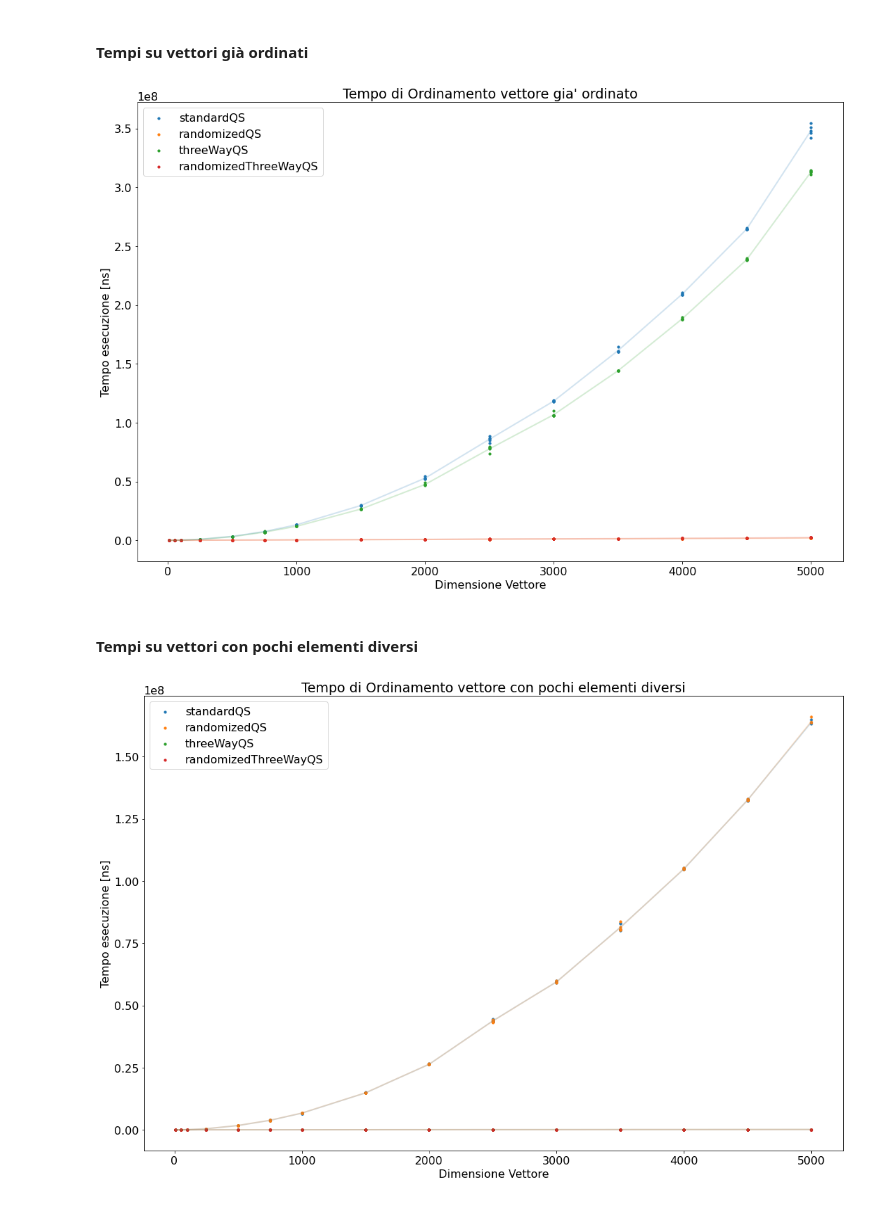
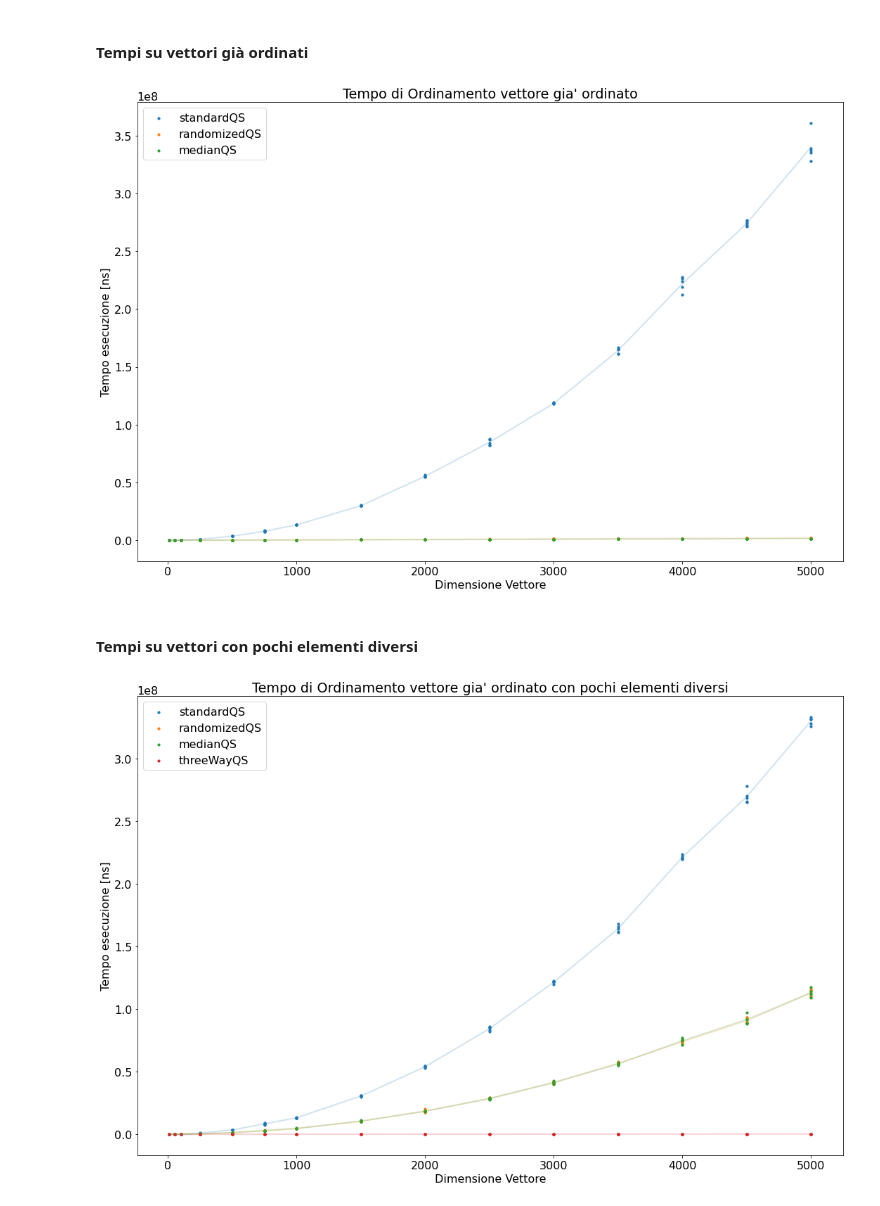
Before and after one commit to EdoardoTronconi/ProgettoSDA, a Jupyter notebook: Notebook/SDA.ipynb, the cells around one changed output. Drawn from its saved outputs; the diff is of its cells as text; code cells hidden in the pictures.

```diff
--- a/Notebook/SDA.ipynb
+++ b/Notebook/SDA.ipynb
@@ -287,12 +300,21 @@ plot_times_QS(resultsQS, Algos=ALGORITMI_QS, Sizes=SIZES_QS)
 # %% [markdown]
 #### Tempi su vettori già ordinati
 # %%
-plot_times_QS(resultsQS, Algos=ALGORITMI_QS, Sizes=SIZES_QS, Sorted=True)
+plot_times_QS(resultsQS,
+              Algos=['standardQS','randomizedQS', 'medianQS'],
+              #Algos=['randomizedQS','medianQS','randomizedMedianQS'],
+              Sizes=SIZES_QS,
+              Sorted=True)
 # %% [output]
-[figure, old version]
+[figure, new version]
 # %% [markdown]
 #### Tempi su vettori con pochi elementi diversi
 # %%
-plot_times_QS(resultsQS, Algos=ALGORITMI_QS, Sizes=SIZES_QS, FewUnique=True)
+plot_times_QS(resultsQS,
+              Algos=['standardQS','randomizedQS', 'medianQS','threeWayQS'],
+              #Algos=['threeWayQS', 'randomizedThreeWayQS', 'randomizedMedianThreeWayQS'],
+              Sizes=SIZES_QS,
+              FewUnique=True,
+              Sorted=True)
 # %% [output]
-[figure, old version]
+[figure, new version]
```
Also changed, not shown: parts of 7 cells of this notebook, 3 other files.
